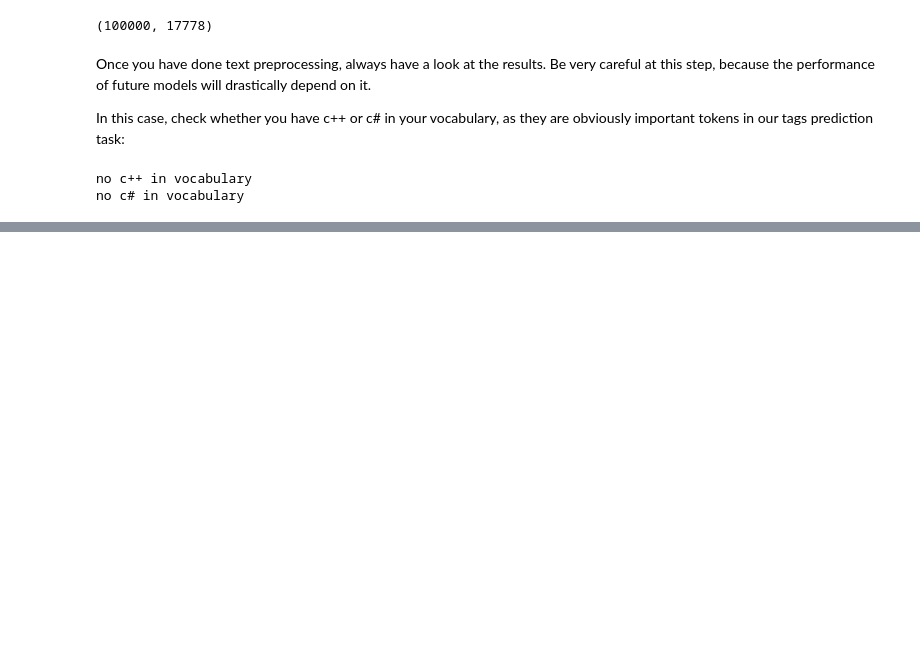
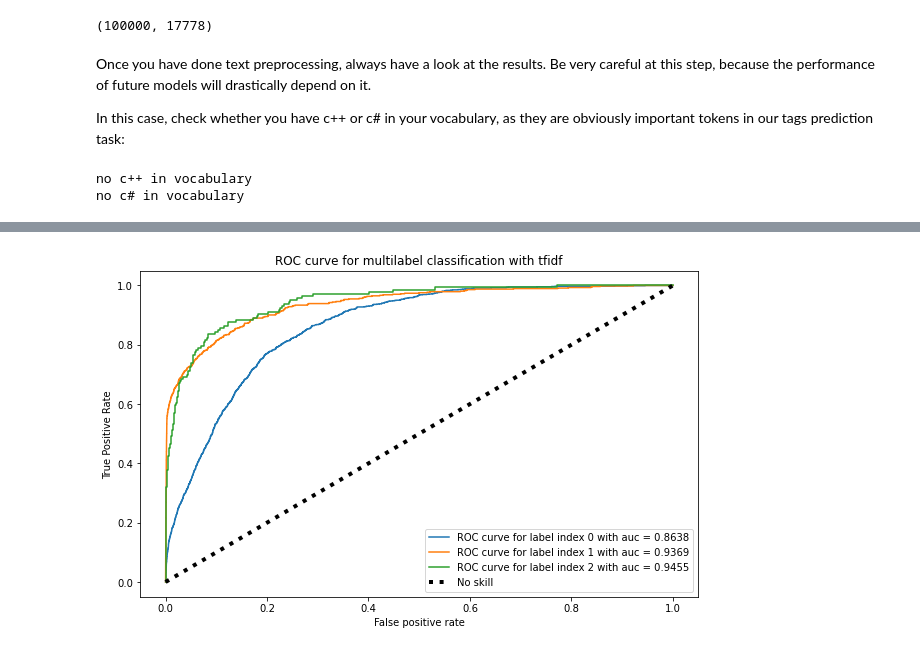
Before and after one commit to bk-anupam/NLP, a Jupyter notebook: HSE_NLP/week1/Predict_SO_Tags.ipynb, the cells around one changed output, grey strips where cells are left out. Cells and saved outputs as stored; diff of their text form; code cells hidden in the pictures; blank space fills up the shorter version.

```diff
--- a/HSE_NLP/week1/Predict_SO_Tags.ipynb
+++ b/HSE_NLP/week1/Predict_SO_Tags.ipynb
@@ -317,0 +393,2 @@ no c# in vocabulary
+# %%
+classifier_tfidf = train_classifier(X_train_tfidf, y_train_binary)
@@ -317,0 +527,4 @@ no c# in vocabulary
+# %%
+plot_roc_curve(y_val_binary, y_score_proba_tfidf, [0, 1, 2], "tfidf")
+# %% [output]
+[figure, added]
```
Also changed, not shown: parts of 20 cells of this notebook.
